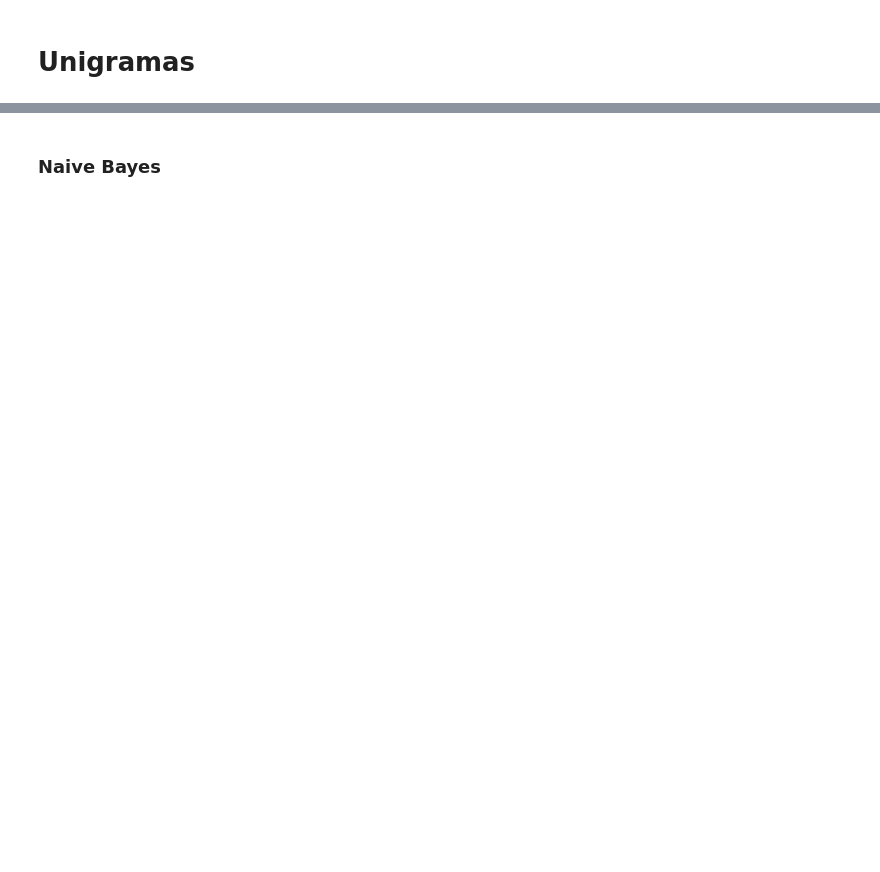
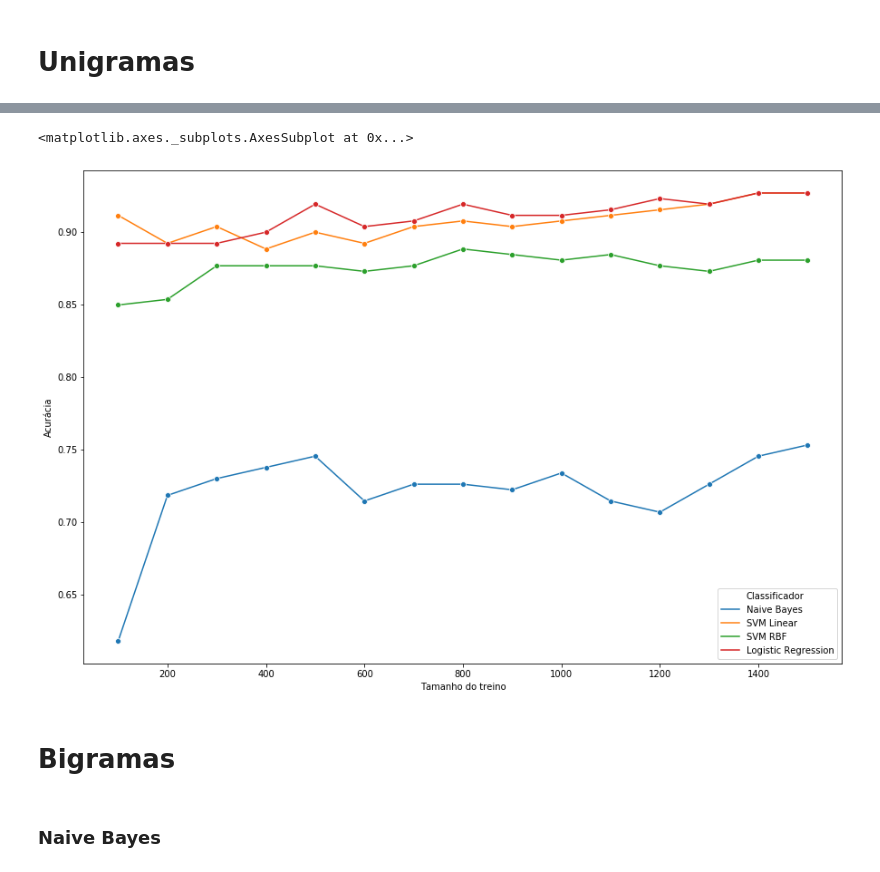
Before and after one commit to arthurkamienski/Projeto-PLN, a Jupyter notebook: src/Modeling.ipynb, the cells around one changed output, grey strips where cells are left out. Saved outputs shown, nothing was run; the diff lists cells and outputs as text; code cells hidden in the pictures; blank space fills up the shorter version.

```diff
--- a/src/Modeling.ipynb
+++ b/src/Modeling.ipynb
@@ -10,0 +20,2 @@ from sklearn.linear_model import LogisticRegression
+# %%
+accs = []
@@ -10,0 +24,20 @@ from sklearn.linear_model import LogisticRegression
+# %%
+methods = {
+    'Naive Bayes': GaussianNB(),
+    'SVM Linear': SVC(kernel='linear'),
+    'SVM RBF': SVC(gamma='scale'),
+    'Logistic Regression': LogisticRegression(solver='lbfgs')
+}
+# %%
+
+for m in methods:
+    print(m)
+    for i in range(100, 1600, 100):
+        print(i)
+        t = train.loc[:i]
+
+        y_true = test[target]
+        y_pred = methods[m].fit(t[features], t[target]).predict(test[features])
+
+        acc = accuracy_score(y_true, y_pred)
+        accs.append([m, i, acc])
@@ -10,0 +62,2 @@ from sklearn.linear_model import LogisticRegression
+# %%
+df_accs = pd.DataFrame(accs, columns=['Classificador', 'Tamanho do treino', 'Acurácia'])
@@ -11,3 +67,11 @@ from sklearn.linear_model import LogisticRegression
+# %%
+fig, ax = plt.subplots(figsize=(15, 10))
+sns.lineplot(x='Tamanho do treino', y='Acurácia', hue='Classificador', marker='o', data=df_accs)
+# %% [output]
+<matplotlib.axes._subplots.AxesSubplot at 0x...>
+[figure, added]
+# %% [markdown]
+# Bigramas
 # %%
 df = pd.read_csv('../datasets/bullying_twitter_bigrams.csv')
 # %%
```
Also changed, not shown: parts of 40 cells of this notebook, 1 other file.
